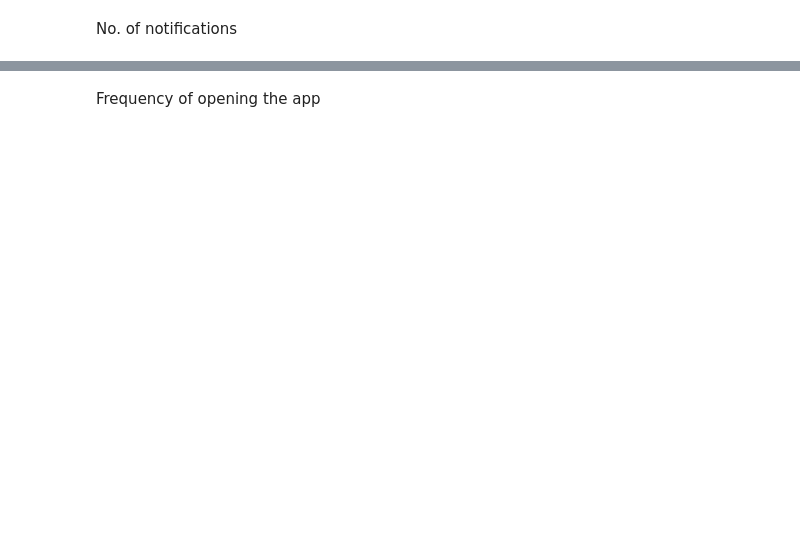
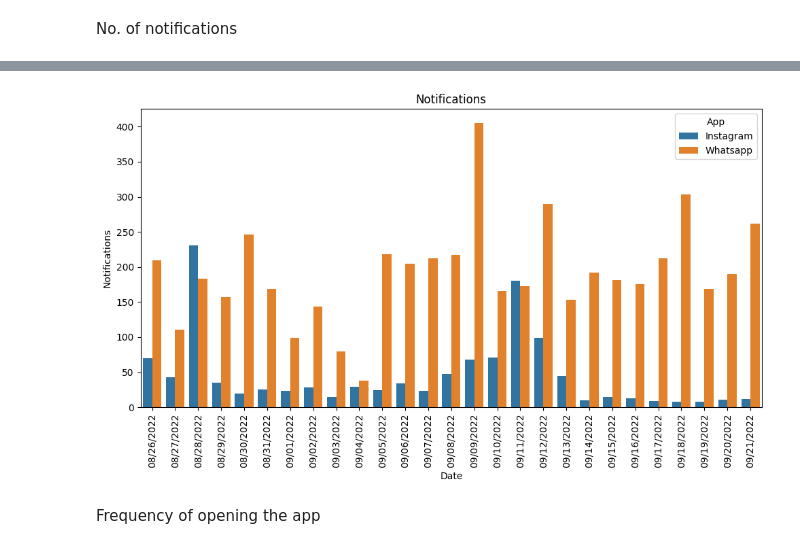
Before and after one commit to anjanasa13/DATA-ANALYSIS, a Jupyter notebook: Screen_time__analysis.ipynb, the cells around one changed output, grey strips where cells are left out. Saved outputs shown, nothing was run; the diff lists cells and outputs as text; code cells hidden in the pictures; blank space fills up the shorter version.

```diff
--- a/Screen_time__analysis.ipynb
+++ b/Screen_time__analysis.ipynb
@@ -121,2 +104,23 @@ figure.show()
+# %%
+
+
+plt.figure(figsize=(10, 6))  # Adjust the figure size as needed
+
+sns.barplot(data=data,
+            x="Date",
+            y="Notifications",
+            hue="App")
+
+plt.title("Notifications")
+plt.xlabel("Date")
+plt.ylabel("Notifications")
+plt.legend(title="App")
+
+plt.xticks(rotation=90)
+
+plt.tight_layout()
+plt.show()
+# %% [output]
+[figure, added]
 # %% [markdown]
 Frequency of opening the app
```
Also changed, not shown: parts of 8 cells of this notebook.
